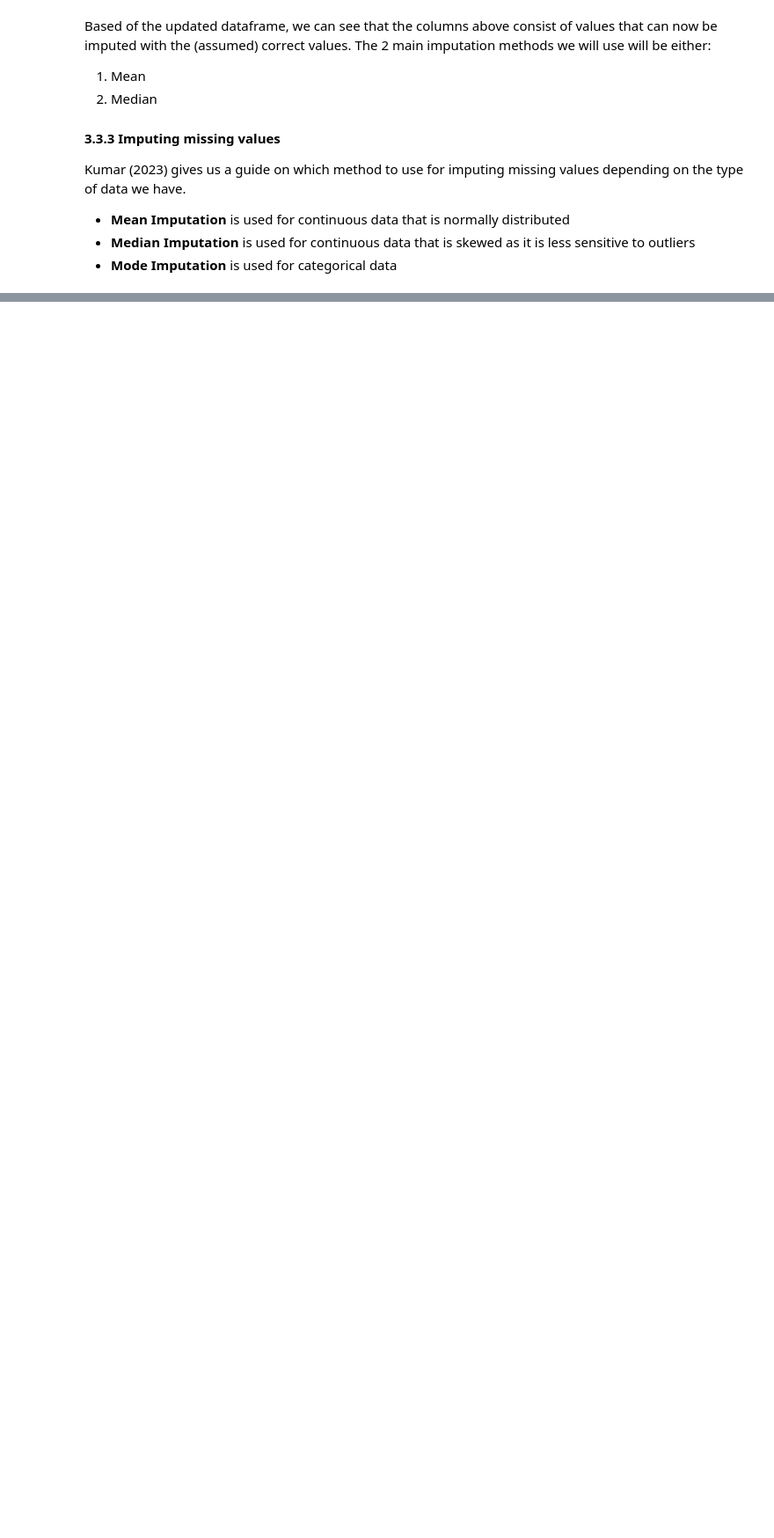
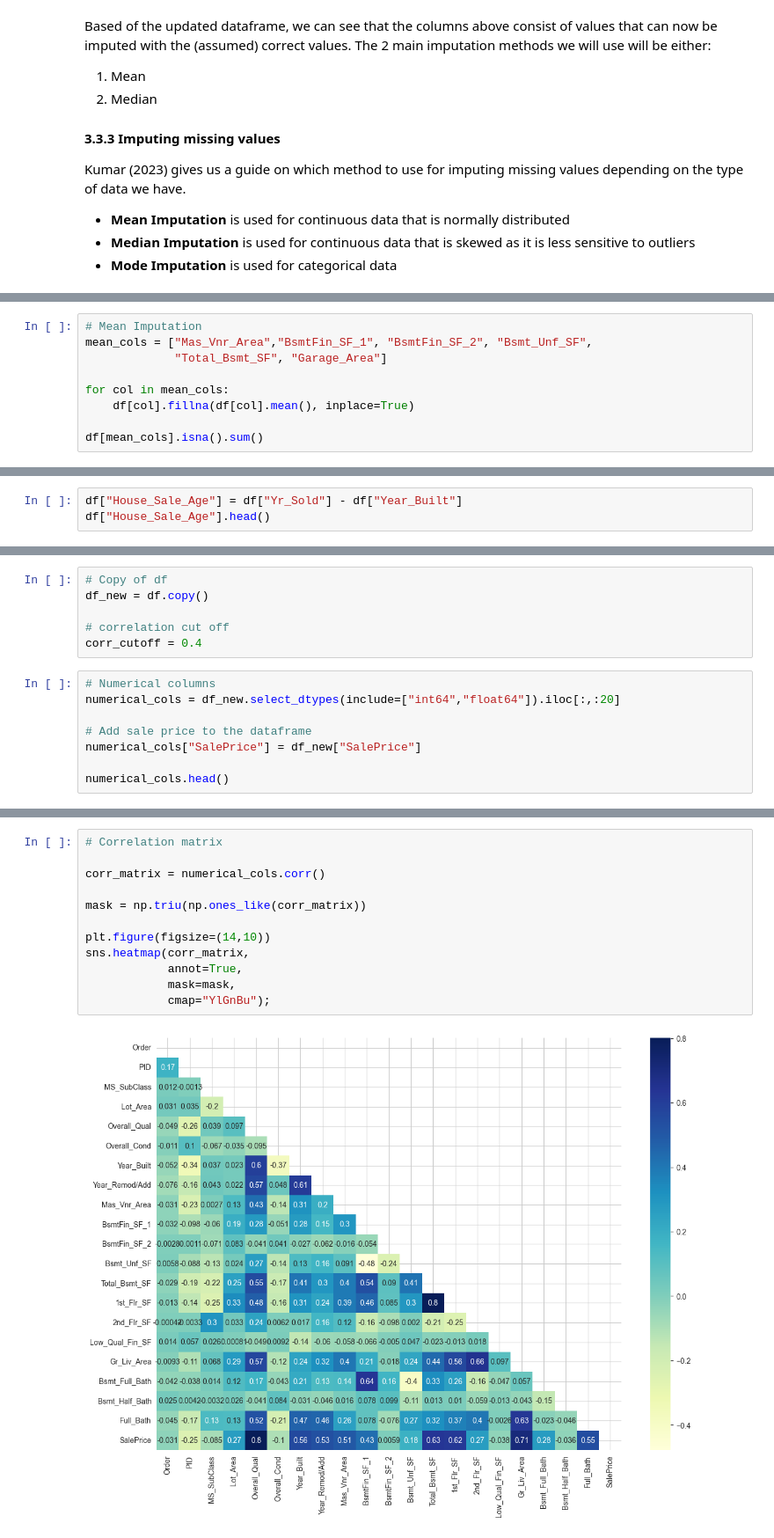
Before and after one commit to rongachoka/House_Prices_Dataset_-coursework-, a Jupyter notebook: index.updated.ipynb, the cells around one changed output, grey strips where cells are left out. Shown at 88% size. Saved outputs shown, nothing was run; the diff lists cells and outputs as text; blank space fills up the shorter version.

```diff
--- a/index.updated.ipynb
+++ b/index.updated.ipynb
@@ -513,0 +540,9 @@ Kumar (2023) gives us a guide on which method to use for imputing missing values
+# %%
+# Mean Imputation
+mean_cols = ["Mas_Vnr_Area","BsmtFin_SF_1", "BsmtFin_SF_2", "Bsmt_Unf_SF",
+             "Total_Bsmt_SF", "Garage_Area"]
+
+for col in mean_cols:
+    df[col].fillna(df[col].mean(), inplace=True)
+
+df[mean_cols].isna().sum()
@@ -513,0 +571,3 @@ Kumar (2023) gives us a guide on which method to use for imputing missing values
+# %%
+df["House_Sale_Age"] = df["Yr_Sold"] - df["Year_Built"]
+df["House_Sale_Age"].head()
@@ -513,0 +593,14 @@ Kumar (2023) gives us a guide on which method to use for imputing missing values
+# %%
+# Copy of df
+df_new = df.copy()
+
+# correlation cut off
+corr_cutoff = 0.4
+# %%
+# Numerical columns
+numerical_cols = df_new.select_dtypes(include=["int64","float64"]).iloc[:,:20]
+
+# Add sale price to the dataframe
+numerical_cols["SalePrice"] = df_new["SalePrice"]
+
+numerical_cols.head()
@@ -513,0 +615,14 @@ Kumar (2023) gives us a guide on which method to use for imputing missing values
+# %%
+# Correlation matrix
+
+corr_matrix = numerical_cols.corr()
+
+mask = np.triu(np.ones_like(corr_matrix))
+
+plt.figure(figsize=(14,10))
+sns.heatmap(corr_matrix,
+            annot=True,
+            mask=mask,
+            cmap="YlGnBu");
+# %% [output]
+[figure, added]
```
Also changed, not shown: parts of 22 cells of this notebook.
